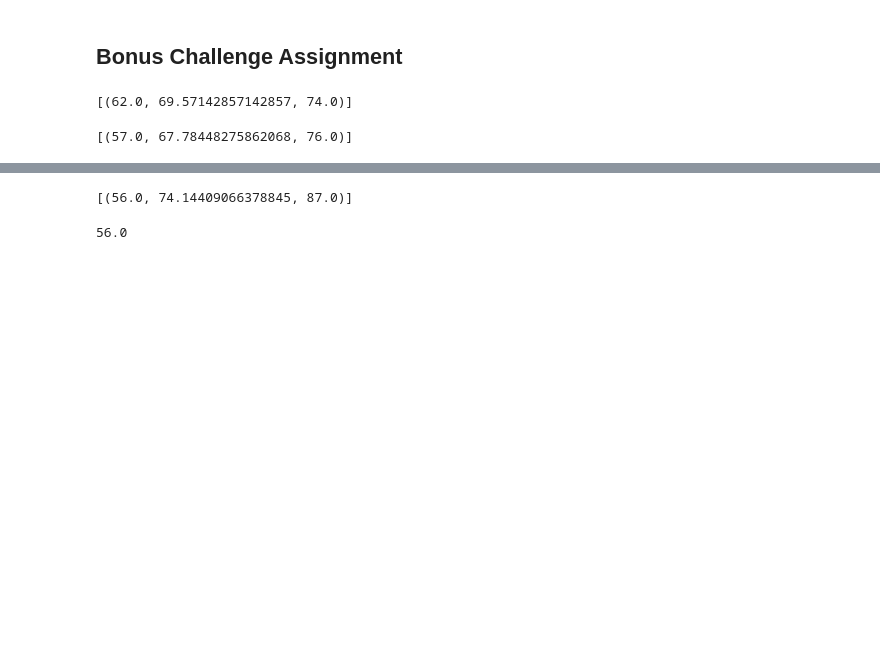
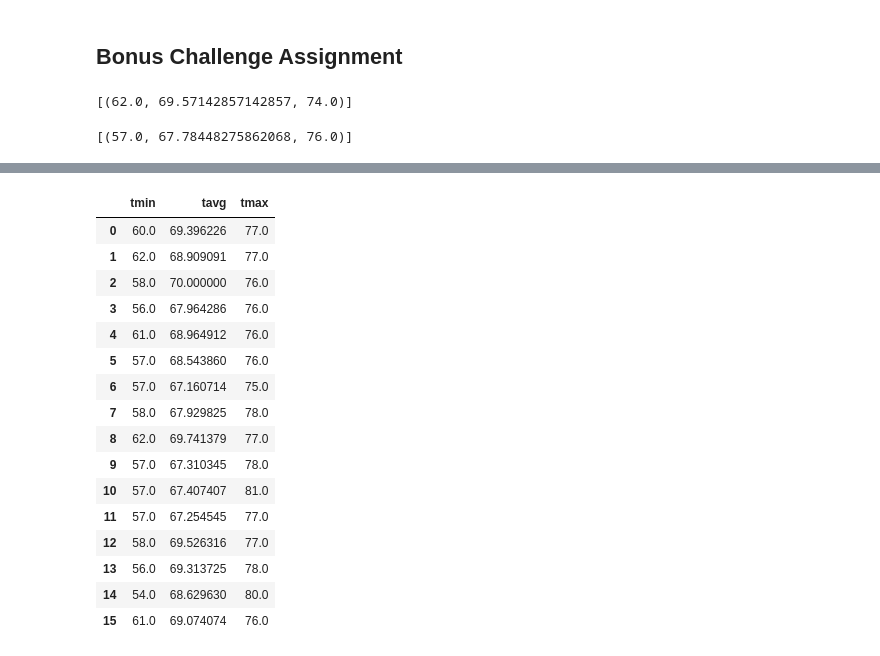
Before and after one commit to MarcusKorea/Surfs-Up, a Jupyter notebook: climate_starter.ipynb, the cells around one changed output, grey strips where cells are left out. Saved outputs shown, nothing was run; the diff lists cells and outputs as text; code cells hidden in the pictures; blank space fills up the shorter version.

```diff
--- a/climate_starter.ipynb
+++ b/climate_starter.ipynb
@@ -271,2 +328,22 @@ NameError: name 'Measurement' is not defined
 # %%
 # Load the previous query results into a Pandas DataFrame and add the `trip_dates` range as the `date` index
+normals_df = pd.DataFrame(normals,columns = ['tmin','tavg','tmax'])
+normals_df
+# %% [output]
+|  | tmin | tavg | tmax |
+| 0 | 60.0 | 69.396226 | 77.0 |
+| 1 | 62.0 | 68.909091 | 77.0 |
+| 2 | 58.0 | 70.000000 | 76.0 |
+| 3 | 56.0 | 67.964286 | 76.0 |
+| 4 | 61.0 | 68.964912 | 76.0 |
+| 5 | 57.0 | 68.543860 | 76.0 |
+| 6 | 57.0 | 67.160714 | 75.0 |
+| 7 | 58.0 | 67.929825 | 78.0 |
+| 8 | 62.0 | 69.741379 | 77.0 |
+| 9 | 57.0 | 67.310345 | 78.0 |
+| 10 | 57.0 | 67.407407 | 81.0 |
+| 11 | 57.0 | 67.254545 | 77.0 |
+| 12 | 58.0 | 69.526316 | 77.0 |
+| 13 | 56.0 | 69.313725 | 78.0 |
+| 14 | 54.0 | 68.629630 | 80.0 |
+| 15 | 61.0 | 69.074074 | 76.0 |
@@ -275,16 +349,0 @@ NameError: name 'Measurement' is not defined
-# %%
-start = '2016-01-01'
-temp = session.query(func.min(measurement.tobs), func.avg(measurement.tobs), func.max(measurement.tobs)).filter(measurement.date >= start).all()
-temp
-# %% [output]
-[(56.0, 74.14409066378845, 87.0)]
-# %%
-min_temp = func.min(measurement.tobs)
-max_temp = func.max(measurement.tobs)
-avg_temp = func.avg(measurement.tobs)
-
-# query the data from the start date
-temp = session.query(min_temp, avg_temp , max_temp).filter(measurement.date >= start).all()
-temp[0][0]
-# %% [output]
-56.0
```
Also changed, not shown: parts of 8 cells of this notebook, 1 other file.
